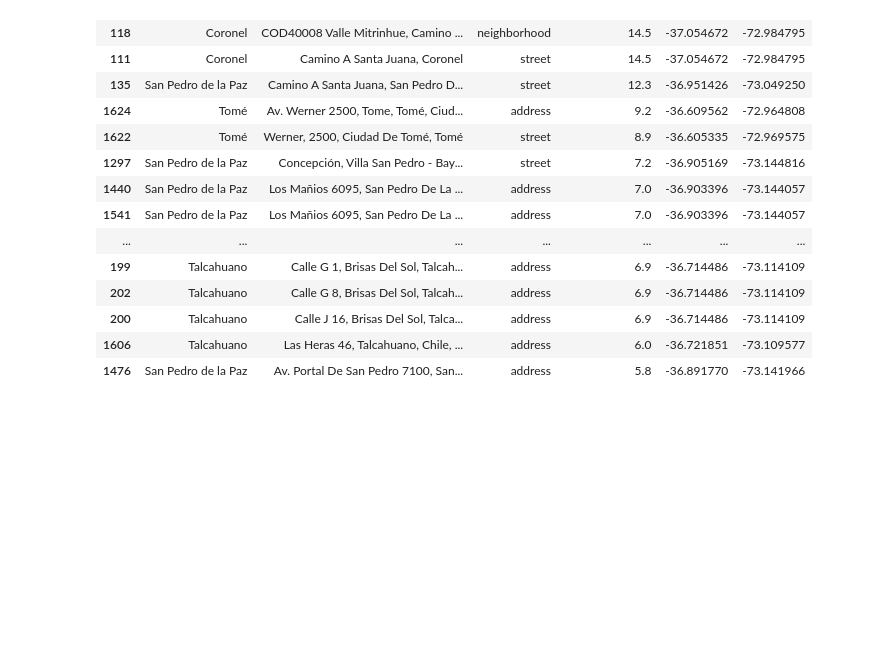
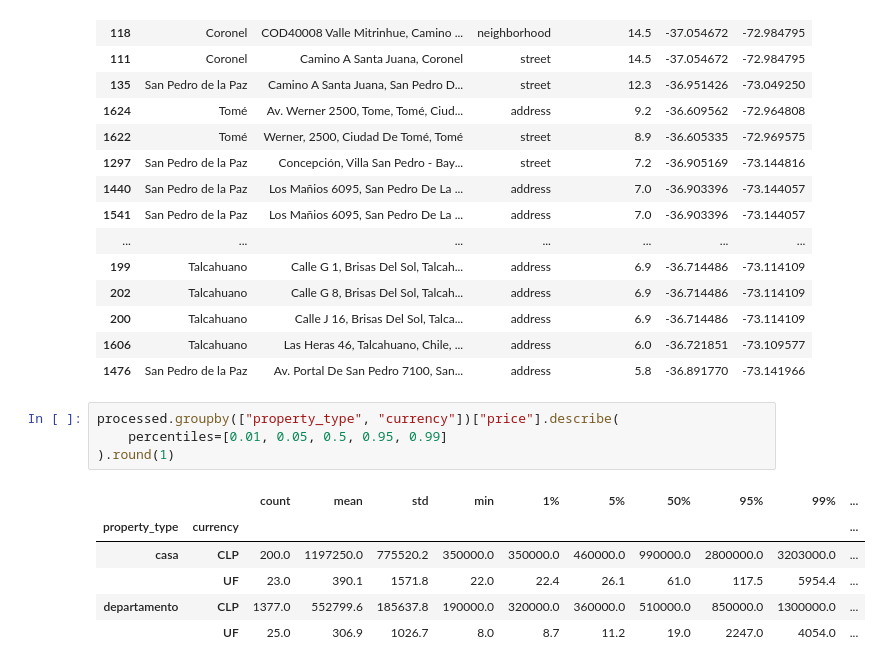
Before and after one commit to ianMLC/arriendo-gran-concepcion, a Jupyter notebook: notebooks/01_portal.ipynb, the cells around one changed output. Cells and saved outputs as stored; diff of their text form; blank space fills up the shorter version.

```diff
--- a/notebooks/01_portal.ipynb
+++ b/notebooks/01_portal.ipynb
@@ -292,3 +342,14 @@ pts["km_from_center"] = np.sqrt(
 | 200 | Talcahuano | Calle J 16, Brisas Del Sol, Talca... | address | 6.9 | -36.714486 | -73.114109 |
 | 1606 | Talcahuano | Las Heras 46, Talcahuano, Chile, ... | address | 6.0 | -36.721851 | -73.109577 |
 | 1476 | San Pedro de la Paz | Av. Portal De San Pedro 7100, San... | address | 5.8 | -36.891770 | -73.141966 |
+# %%
+processed.groupby(["property_type", "currency"])["price"].describe(
+    percentiles=[0.01, 0.05, 0.5, 0.95, 0.99]
+).round(1)
+# %% [output]
+|  |  | count | mean | std | min | 1% | 5% | 50% | 95% | 99% | ... |
+| property_type | currency |  |  |  |  |  |  |  |  |  | ... |
+| casa | CLP | 200.0 | 1197250.0 | 775520.2 | 350000.0 | 350000.0 | 460000.0 | 990000.0 | 2800000.0 | 3203000.0 | ... |
+|  | UF | 23.0 | 390.1 | 1571.8 | 22.0 | 22.4 | 26.1 | 61.0 | 117.5 | 5954.4 | ... |
+| departamento | CLP | 1377.0 | 552799.6 | 185637.8 | 190000.0 | 320000.0 | 360000.0 | 510000.0 | 850000.0 | 1300000.0 | ... |
+|  | UF | 25.0 | 306.9 | 1026.7 | 8.0 | 8.7 | 11.2 | 19.0 | 2247.0 | 4054.0 | ... |
```
Also changed, not shown: parts of 10 cells of this notebook, 1 other file.
